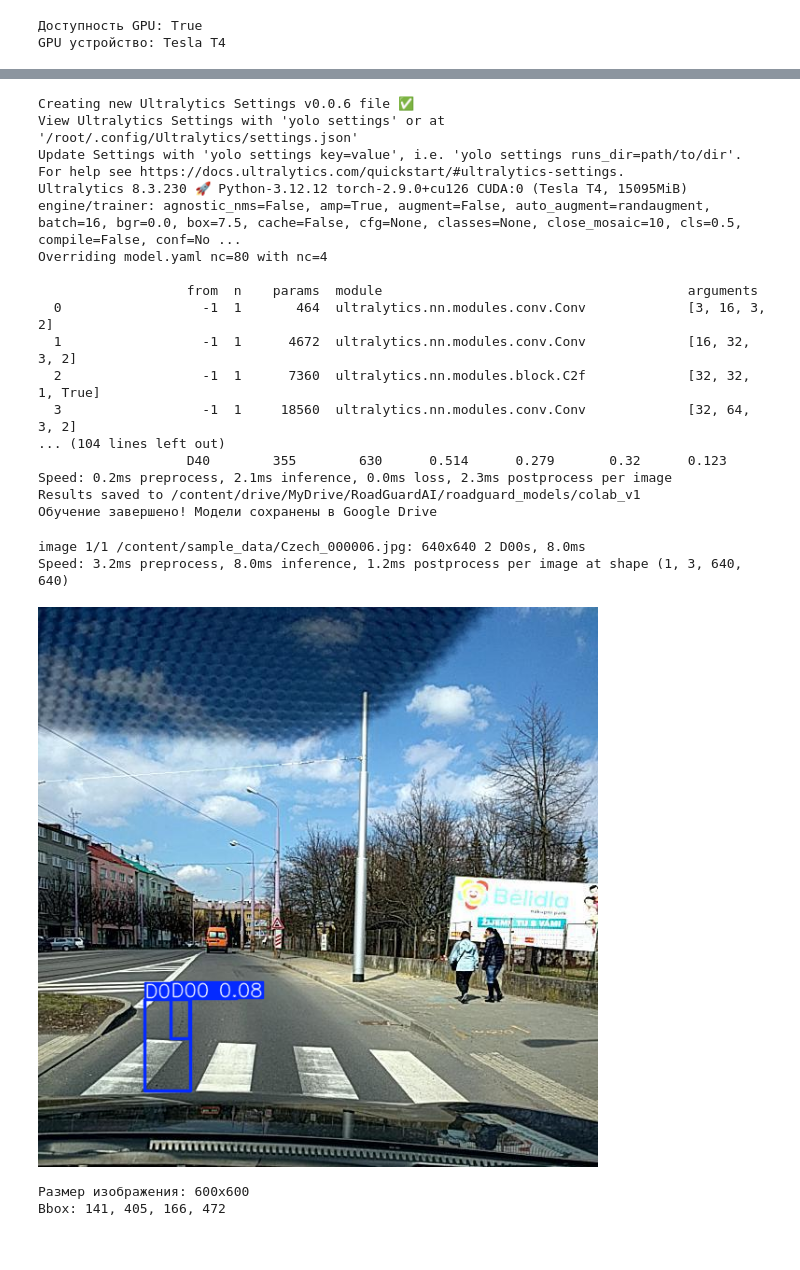
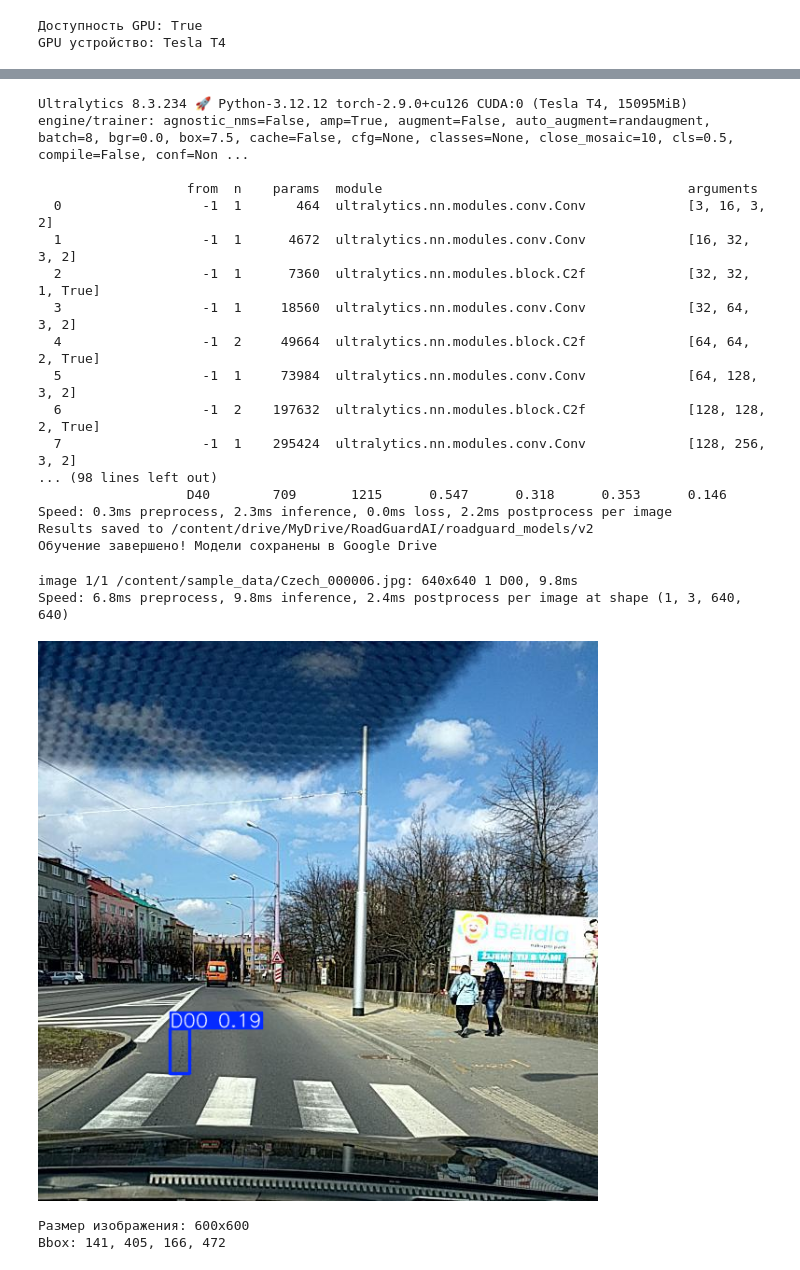
Before and after one commit to Vasyukova-Nat/RoadGuardAI, a Jupyter notebook: ml_module/train_model.ipynb, the cells around one changed output, grey strips where cells are left out. Saved outputs shown, nothing was run; the diff lists cells and outputs as text; code cells hidden in the pictures.

Commit message:
+ the trained v2 model (on the full dataset RDD2022)

```diff
--- a/ml_module/train_model.ipynb
+++ b/ml_module/train_model.ipynb
@@ -37,57 +63,54 @@ Successfully installed ultralytics-8.3.230 ultralytics-thop-2.0.18
 # %%
 from ultralytics import YOLO
-import os
 
-model_dir = '/content/drive/MyDrive/RoadGuardAI/roadguard_models'
-os.makedirs(model_dir, exist_ok=True)
-
-model = YOLO('yolov8n.pt')
+model = YOLO('/content/drive/MyDrive/RoadGuardAI/roadguard_models/v1/weights/last.pt')
 
 results = model.train(
-    data='RDD2022_yolo_half_split/data.yaml',
-    epochs=10,
+    data='/content/RDD2022_yolo_split/data.yaml',
+    epochs=10,                    # 10 новых эпох
     imgsz=640,                    # размер изобр-я на входе (resize изображений любого размера до 640x640)
-    batch=16,                     # сколько изобр-ий обрабатывать за раз
-    device=0,                     # исп. GPU
+    batch=8,                      # сколько изобр-ий обрабатывать за раз
+    device=0,                     # исп. только GPU
     rect=False,                   # не исп. rectangular training (для разнородных данных)
     verbose=True,                 # вывод эпох
     save=True,                    # сохраняет модель
     save_period=2,                # сохранять каждые 2 эпохи
-    project=model_dir,            # сохранять в Drive
+    project='/content/drive/MyDrive/RoadGuardAI/roadguard_models',  # сохранять в Drive
     exist_ok=True,                # перезаписывать если существует
-    name='colab_v1'               # имя эксперимента
+    name='v2'                     # имя эксперимента
 )
 
 print("Обучение завершено! Модели сохранены в Google Drive")
 # %% [output]
-Creating new Ultralytics Settings v0.0.6 file ✅
-View Ultralytics Settings with 'yolo settings' or at '/root/.config/Ultralytics/settings.json'
-Update Settings with 'yolo settings key=value', i.e. 'yolo settings runs_dir=path/to/dir'. For help see https://docs.ultralytics.com/quickstart/#ultralytics-settings.
-Ultralytics 8.3.230 🚀 Python-3.12.12 torch-2.9.0+cu126 CUDA:0 (Tesla T4, 15095MiB)
-engine/trainer: agnostic_nms=False, amp=True, augment=False, auto_augment=randaugment, batch=16, bgr=0.0, box=7.5, cache=False, cfg=None, classes=None, close_mosaic=10, cls=0.5, compile=False, conf=No ...
-Overriding model.yaml nc=80 with nc=4
+Ultralytics 8.3.234 🚀 Python-3.12.12 torch-2.9.0+cu126 CUDA:0 (Tesla T4, 15095MiB)
+engine/trainer: agnostic_nms=False, amp=True, augment=False, auto_augment=randaugment, batch=8, bgr=0.0, box=7.5, cache=False, cfg=None, classes=None, close_mosaic=10, cls=0.5, compile=False, conf=Non ...
 
                    from  n    params  module                                       arguments
   0                  -1  1       464  ultralytics.nn.modules.conv.Conv             [3, 16, 3, 2]
   1                  -1  1      4672  ultralytics.nn.modules.conv.Conv             [16, 32, 3, 2]
   2                  -1  1      7360  ultralytics.nn.modules.block.C2f             [32, 32, 1, True]
   3                  -1  1     18560  ultralytics.nn.modules.conv.Conv             [32, 64, 3, 2]
-... (104 lines left out)
-                   D40        355        630      0.514      0.279       0.32      0.123
-Speed: 0.2ms preprocess, 2.1ms inference, 0.0ms loss, 2.3ms postprocess per image
-Results saved to /content/drive/MyDrive/RoadGuardAI/roadguard_models/colab_v1
+  4                  -1  2     49664  ultralytics.nn.modules.block.C2f             [64, 64, 2, True]
+  5                  -1  1     73984  ultralytics.nn.modules.conv.Conv             [64, 128, 3, 2]
+  6                  -1  2    197632  ultralytics.nn.modules.block.C2f             [128, 128, 2, True]
+  7                  -1  1    295424  ultralytics.nn.modules.conv.Conv             [128, 256, 3, 2]
+... (98 lines left out)
+                   D40        709       1215      0.547      0.318      0.353      0.146
+Speed: 0.3ms preprocess, 2.3ms inference, 0.0ms loss, 2.2ms postprocess per image
+Results saved to /content/drive/MyDrive/RoadGuardAI/roadguard_models/v2
 Обучение завершено! Модели сохранены в Google Drive
 # %%
-# Предсказание модели на тестовом фото
-model = YOLO('/content/drive/MyDrive/RoadGuardAI/roadguard_models/colab_v1/weights/best.pt')
+from ultralytics import YOLO
+
+model = YOLO('/content/drive/MyDrive/RoadGuardAI/roadguard_models/v2/weights/best.pt')
 results = model.predict(
     'sample_data/Czech_000006.jpg',
-    conf=0.05,
+    conf=0.1,
     iou=0.45
 )
 results[0].show()
 # %% [output]
-image 1/1 /content/sample_data/Czech_000006.jpg: 640x640 2 D00s, 8.0ms
-Speed: 3.2ms preprocess, 8.0ms inference, 1.2ms postprocess per image at shape (1, 3, 640, 640)
+image 1/1 /content/sample_data/Czech_000006.jpg: 640x640 1 D00, 9.8ms
+Speed: 6.8ms preprocess, 9.8ms inference, 2.4ms postprocess per image at shape (1, 3, 640, 640)
-[figure, old version]
+[figure, new version]
 # %%
```
Also changed, not shown: parts of 7 cells of this notebook, 13 other files.
